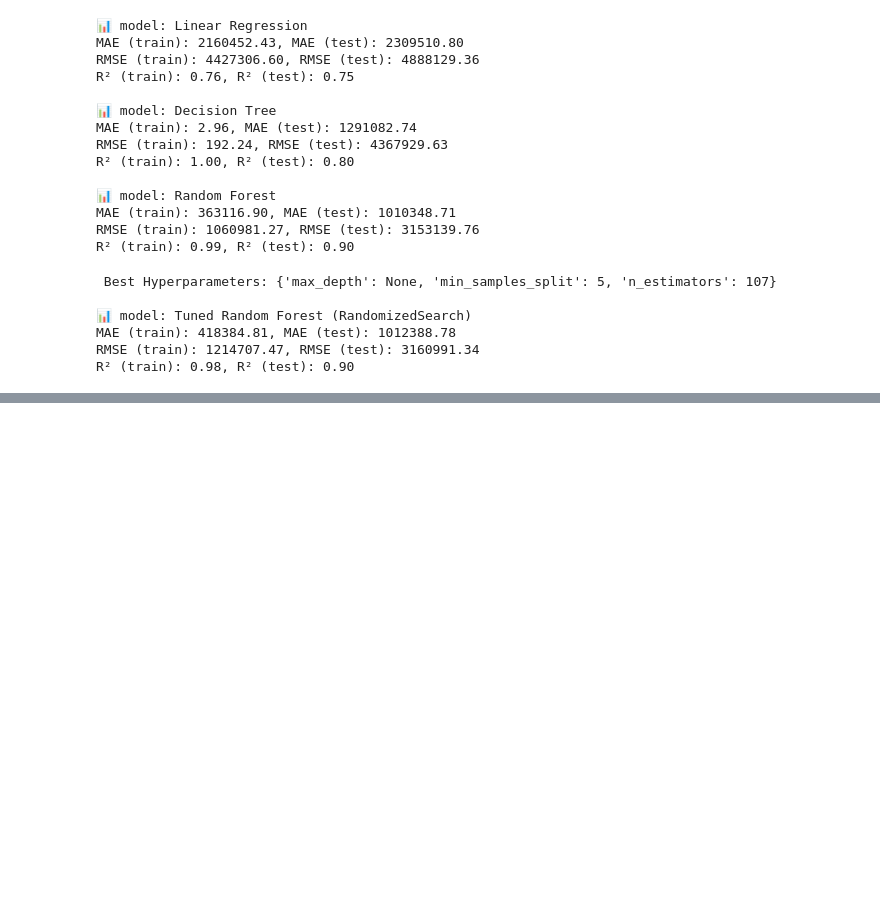
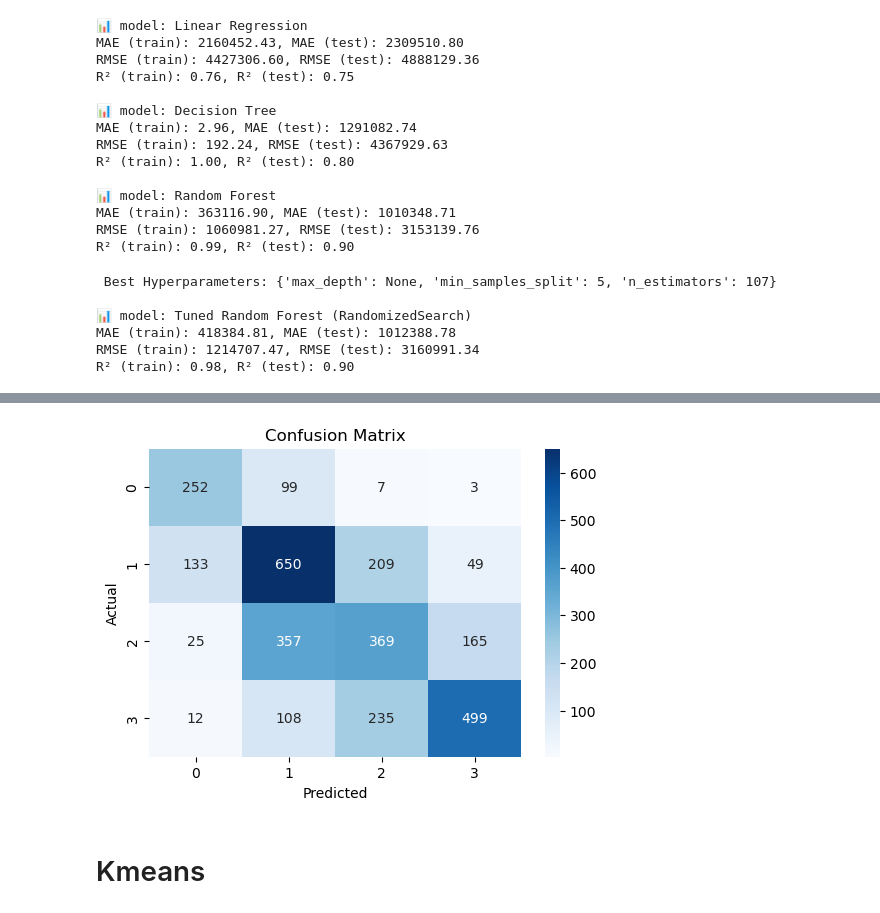
Before and after one commit to jumanah119/Usecase-7, a Jupyter notebook: EDA explain template.ipynb, the cells around one changed output, grey strips where cells are left out. Saved outputs shown, nothing was run; the diff lists cells and outputs as text; code cells hidden in the pictures; blank space fills up the shorter version.

```diff
--- a/EDA explain template.ipynb
+++ b/EDA explain template.ipynb
@@ -563,0 +664,7 @@ R² (train): 0.98, R² (test): 0.90
+# %%
+# Standardizing the features for better performance
+scaler = StandardScaler()
+X_scaled = scaler.fit_transform(X)
+# %%
+# Splitting the dataset into training and testing sets with smaller test size for faster training
+X_train, X_test, y_train, y_test = train_test_split(X_scaled, y, test_size=0.3, stratify=y, random_state=42)
@@ -563,0 +678,4 @@ R² (train): 0.98, R² (test): 0.90
+# %%
+# Evaluating the Model
+# Making predictions
+y_pred = knn_model.predict(X_test)
@@ -563,0 +704,12 @@ R² (train): 0.98, R² (test): 0.90
+# %%
+# Displaying confusion matrix
+plt.figure(figsize=(6,4))
+sns.heatmap(confusion_matrix(y_test, y_pred), annot=True, fmt='d', cmap='Blues')
+plt.xlabel('Predicted')
+plt.ylabel('Actual')
+plt.title('Confusion Matrix')
+plt.show()
+# %% [output]
+[figure, added]
+# %% [markdown]
+#  Kmeans
```
Also changed, not shown: parts of 38 cells of this notebook.
